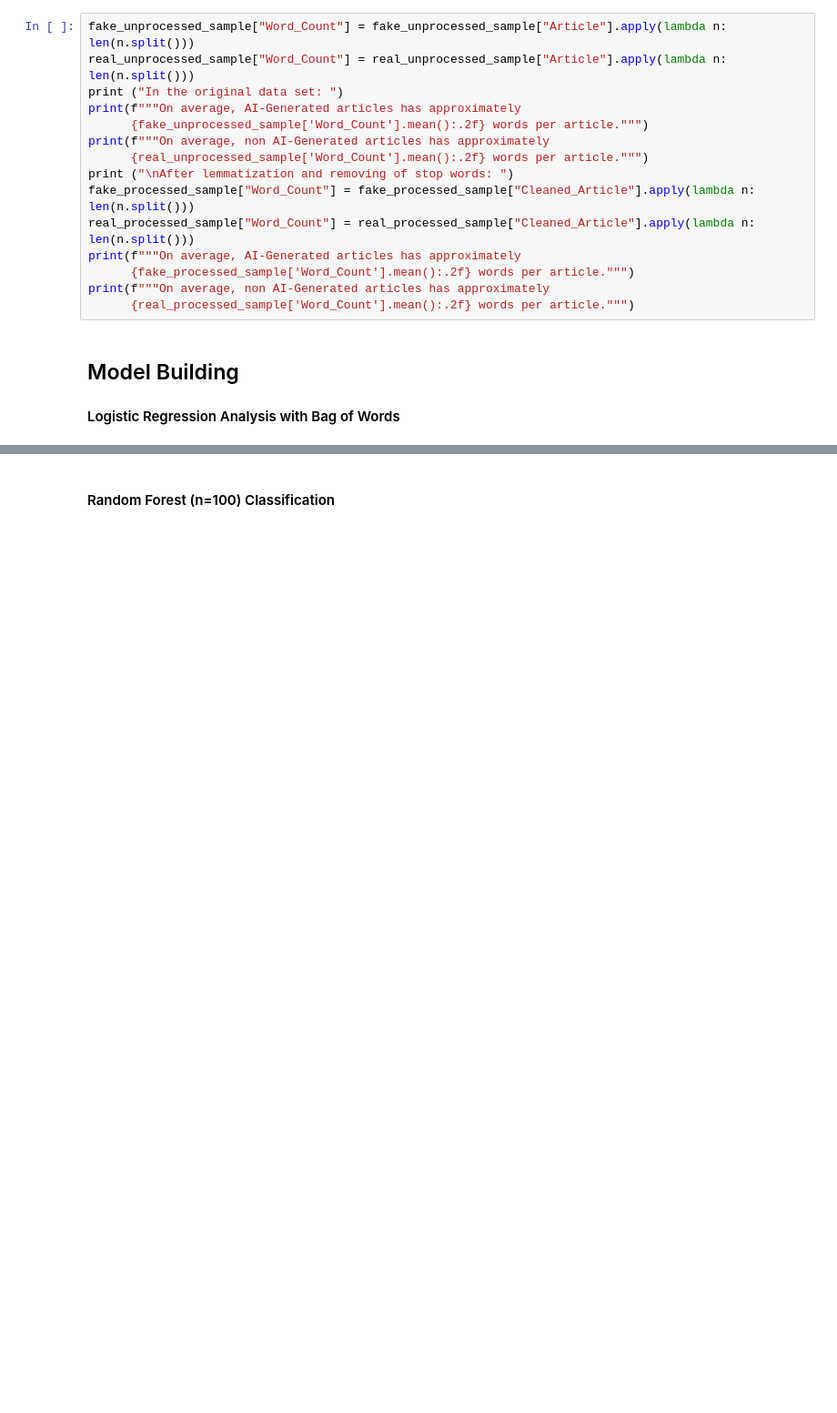
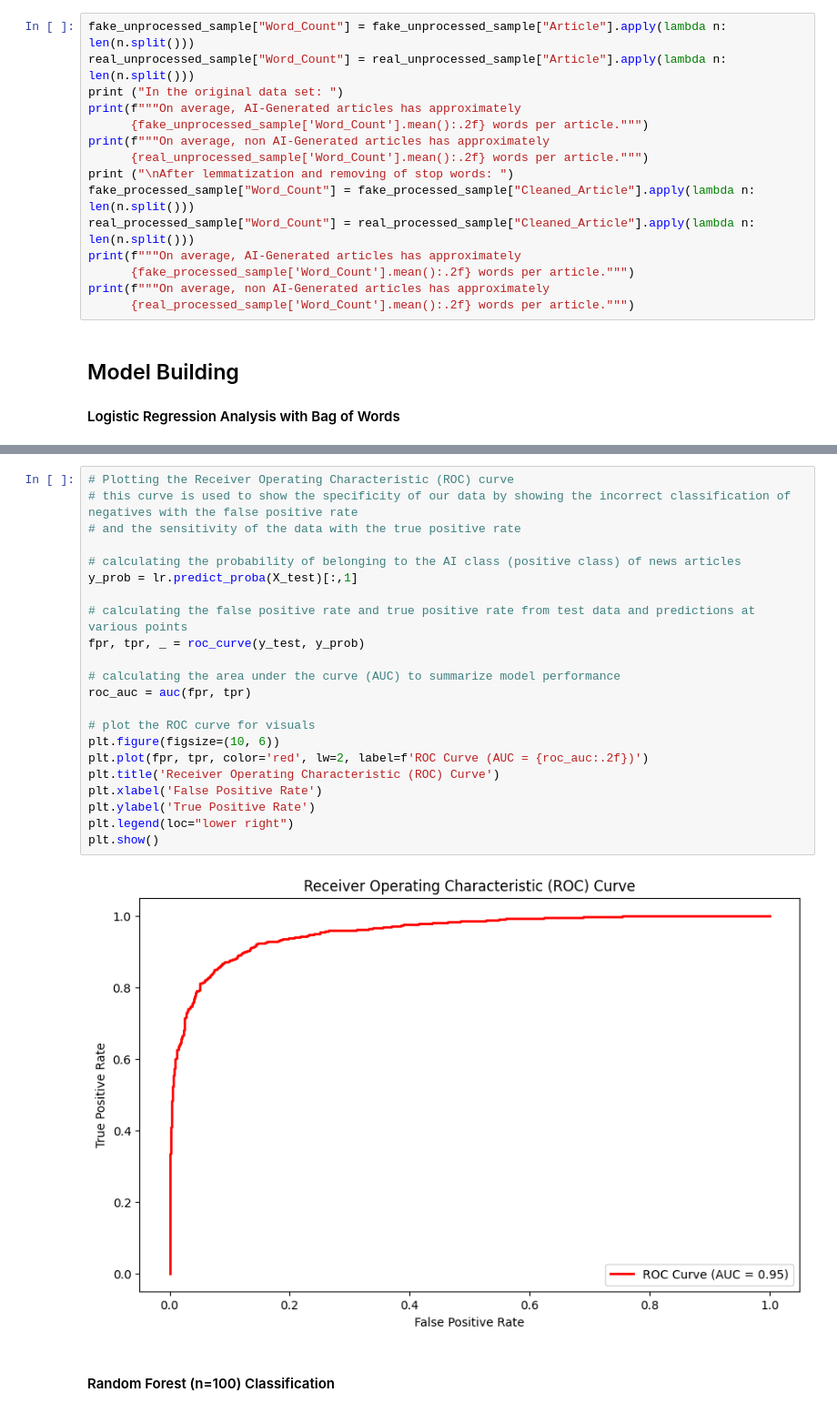
Before and after one commit to mekam790/ai4allc6g3, a Jupyter notebook: ai_news_detections.ipynb, the cells around one changed output, grey strips where cells are left out. Shown: that part at 91% size. Saved outputs shown, nothing was run; the diff lists cells and outputs as text; blank space fills up the shorter version.

```diff
--- a/ai_news_detections.ipynb
+++ b/ai_news_detections.ipynb
@@ -238,3 +289,27 @@ print(report)
+# %%
+# Plotting the Receiver Operating Characteristic (ROC) curve
+# this curve is used to show the specificity of our data by showing the incorrect classification of negatives with the false positive rate
+# and the sensitivity of the data with the true positive rate
+
+# calculating the probability of belonging to the AI class (positive class) of news articles
+y_prob = lr.predict_proba(X_test)[:,1]
+
+# calculating the false positive rate and true positive rate from test data and predictions at various points
+fpr, tpr, _ = roc_curve(y_test, y_prob)
+
+# calculating the area under the curve (AUC) to summarize model performance
+roc_auc = auc(fpr, tpr)
+
+# plot the ROC curve for visuals
+plt.figure(figsize=(10, 6))
+plt.plot(fpr, tpr, color='red', lw=2, label=f'ROC Curve (AUC = {roc_auc:.2f})')
+plt.title('Receiver Operating Characteristic (ROC) Curve')
+plt.xlabel('False Positive Rate')
+plt.ylabel('True Positive Rate')
+plt.legend(loc="lower right")
+plt.show()
+# %% [output]
+[figure, added]
 # %% [markdown]
 #### Random Forest (n=100) Classification
 # %%
```
Also changed, not shown: parts of 7 cells of this notebook, 1 other file.
